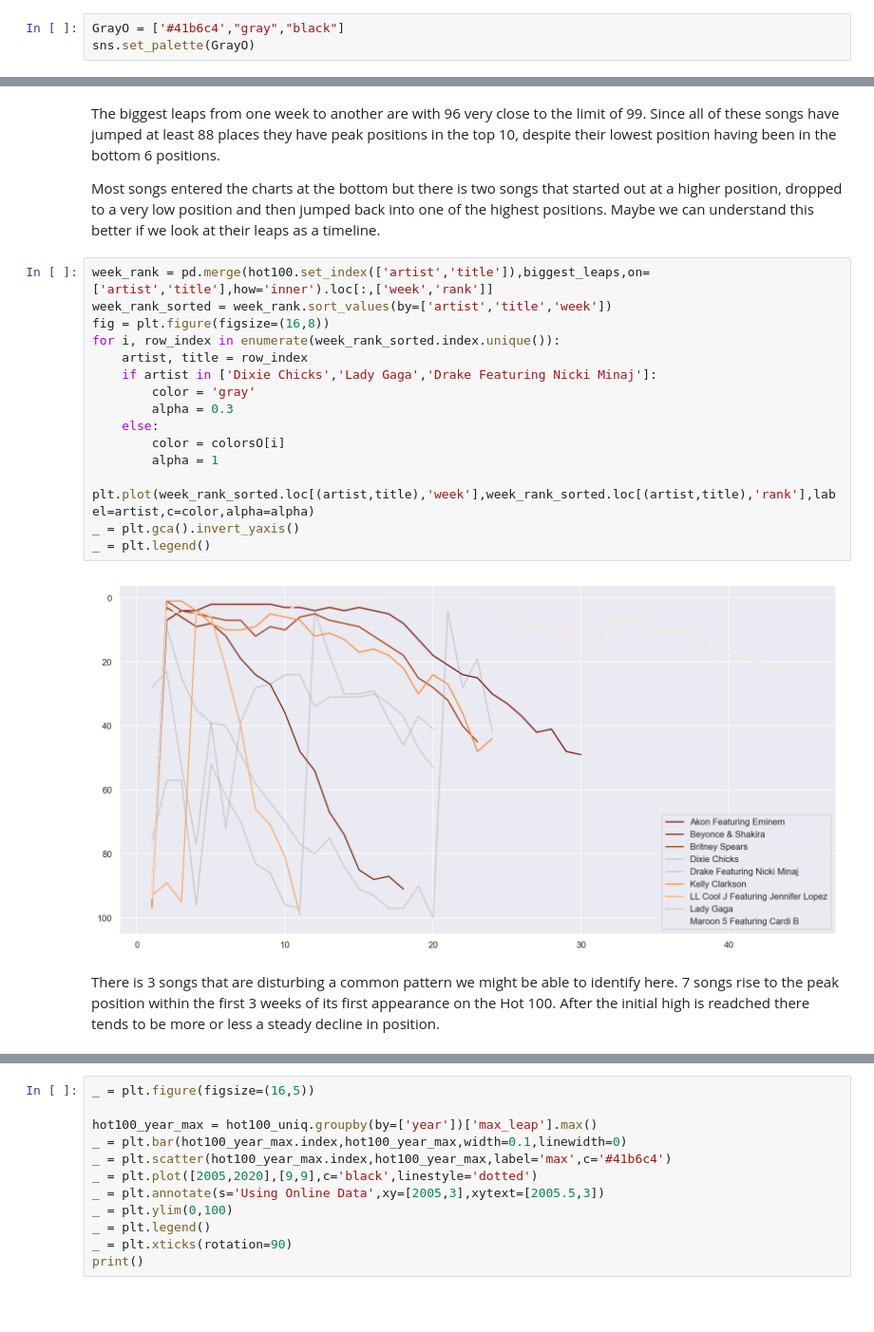
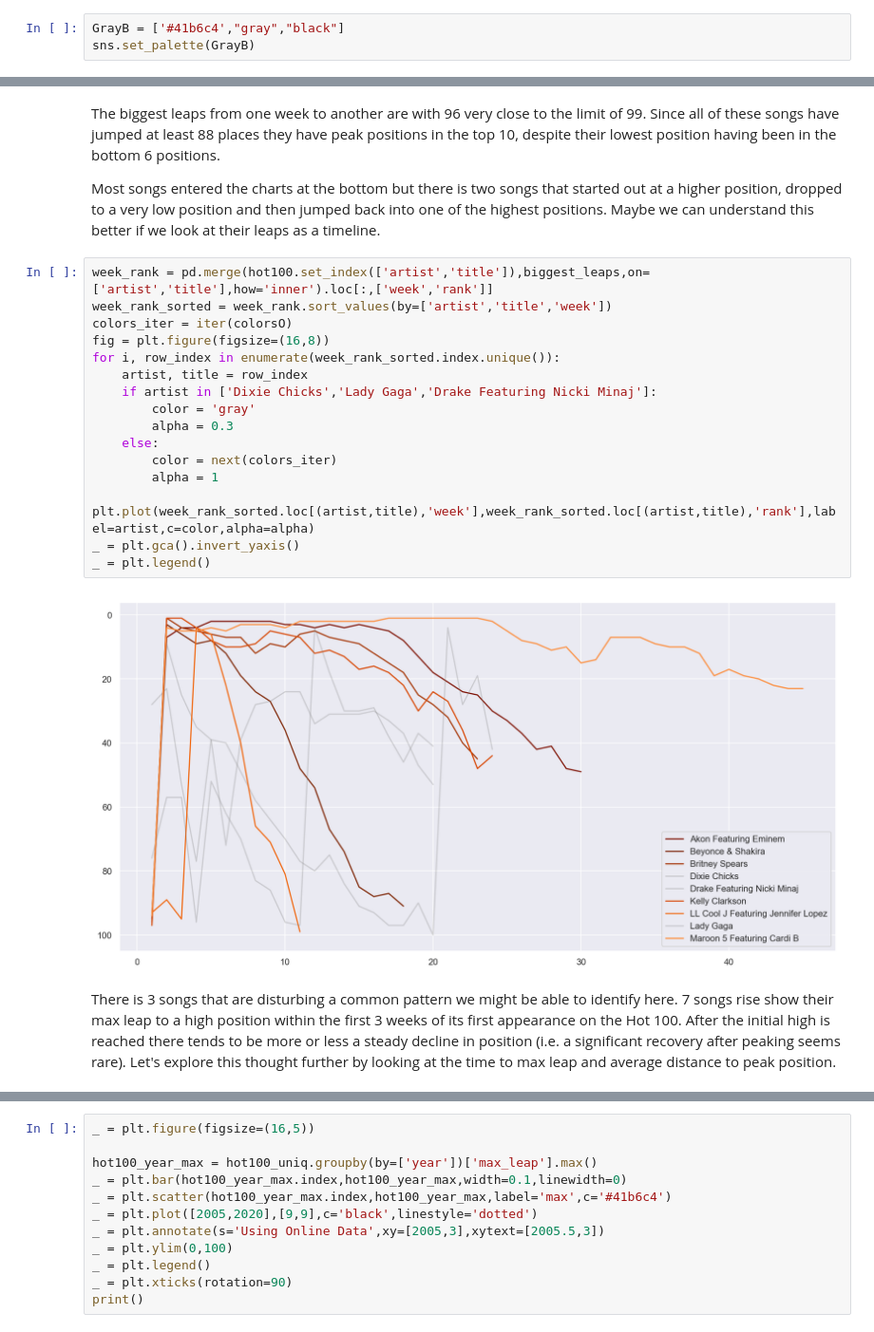
Before and after one commit to Germoe/hit-predictor, a Jupyter notebook: notebooks/_Step 2 - Data Storytelling.ipynb, the cells around one changed output, grey strips where cells are left out. Shown at 95% size. Saved outputs shown, nothing was run; the diff lists cells and outputs as text; blank space fills up the shorter version.

```diff
--- a/notebooks/_Step 2 - Data Storytelling.ipynb
+++ b/notebooks/_Step 2 - Data Storytelling.ipynb
@@ -253,5 +321,5 @@ There are different categories (e.g. long-lasting, medium-range, short-stays), w
 
 Now that we've looked at streaks, I'm interested to know how the jumps from one position (i.e. a leap) to another are distributed.
 # %%
-GrayO = ['#41b6c4',"gray","black"]
-sns.set_palette(GrayO)
+GrayB = ['#41b6c4',"gray","black"]
+sns.set_palette(GrayB)
@@ -306,19 +360,20 @@ Most songs entered the charts at the bottom but there is two songs that started
 # %%
 week_rank = pd.merge(hot100.set_index(['artist','title']),biggest_leaps,on=['artist','title'],how='inner').loc[:,['week','rank']]
 week_rank_sorted = week_rank.sort_values(by=['artist','title','week'])
+colors_iter = iter(colorsO)
 fig = plt.figure(figsize=(16,8))
 for i, row_index in enumerate(week_rank_sorted.index.unique()):
     artist, title = row_index
     if artist in ['Dixie Chicks','Lady Gaga','Drake Featuring Nicki Minaj']:
         color = 'gray'
         alpha = 0.3
     else:
-        color = colorsO[i]
+        color = next(colors_iter)
         alpha = 1
     plt.plot(week_rank_sorted.loc[(artist,title),'week'],week_rank_sorted.loc[(artist,title),'rank'],label=artist,c=color,alpha=alpha)
 _ = plt.gca().invert_yaxis()
 _ = plt.legend()
 # %% [output]
-[figure, old version]
+[figure, new version]
 # %% [markdown]
-There is 3 songs that are disturbing a common pattern we might be able to identify here. 7 songs rise to the peak position within the first 3 weeks of its first appearance on the Hot 100. After the initial high is readched there tends to be more or less a steady decline in position.
+There is 3 songs that are disturbing a common pattern we might be able to identify here. 7 songs rise show their max leap to a high position within the first 3 weeks of its first appearance on the Hot 100. After the initial high is reached there tends to be more or less a steady decline in position (i.e. a significant recovery after peaking seems rare). Let's explore this thought further by looking at the time to max leap and average distance to peak position.
```
Also changed, not shown: parts of 26 cells of this notebook, 4 other files.
